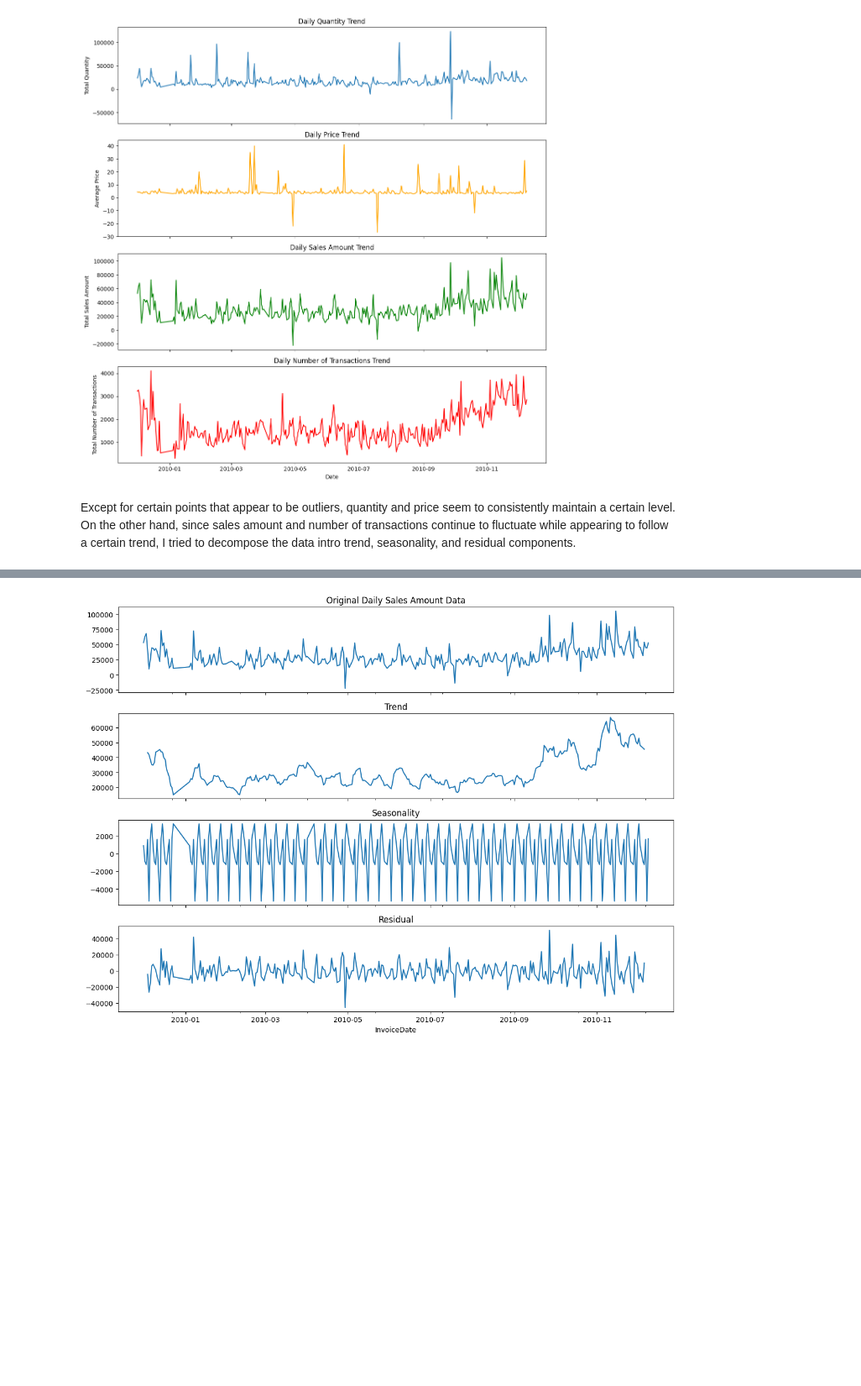
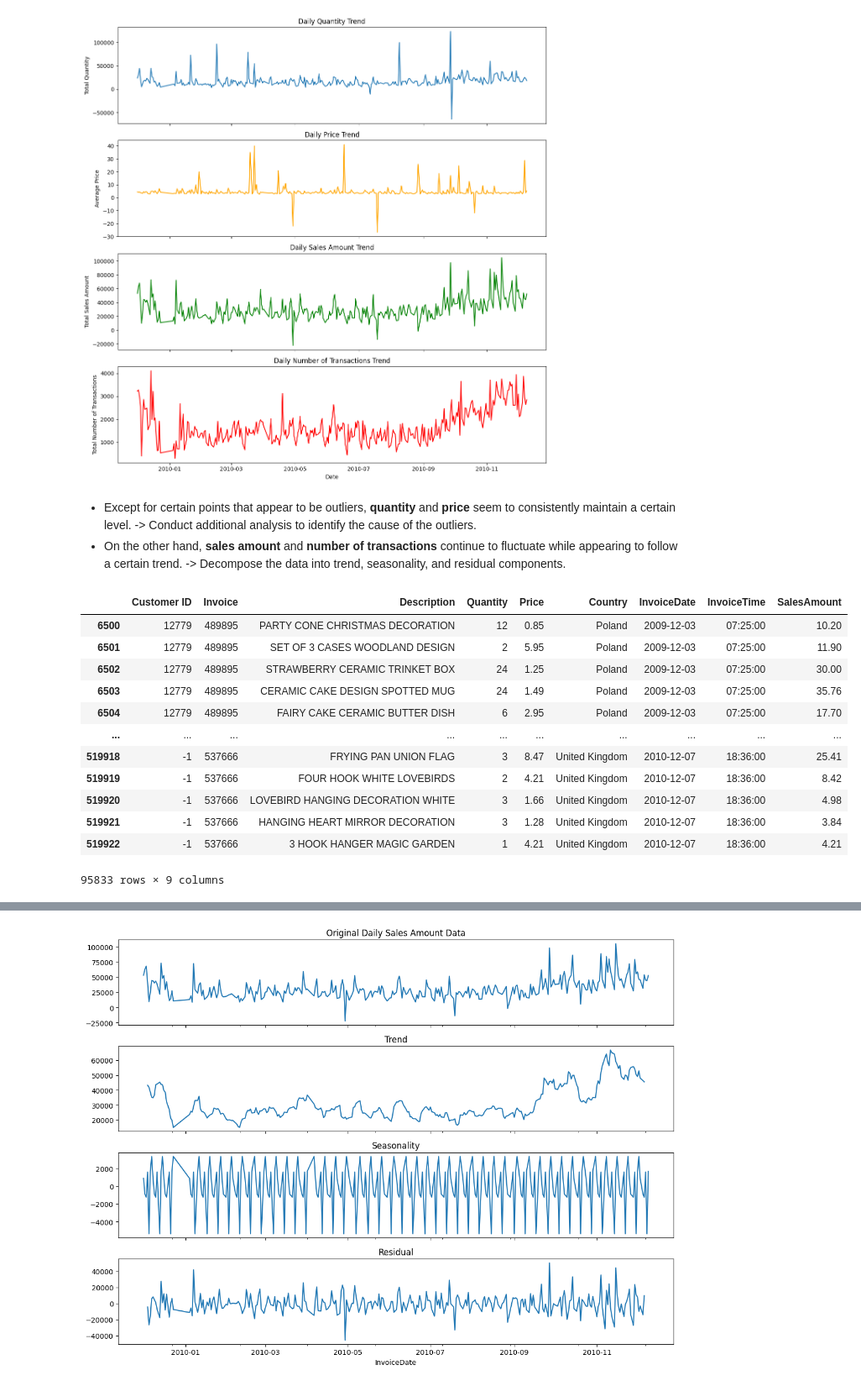
Before and after one commit to lukasp-dev/online-sale-data-analysis, a Jupyter notebook: Exploratory_analysis_for_online_sales.ipynb, the cells around one changed output, grey strips where cells are left out. Shown at 84% size. Drawn from its saved outputs; the diff is of its cells as text; code cells hidden in the pictures; blank space fills up the shorter version.

```diff
--- a/Exploratory_analysis_for_online_sales.ipynb
+++ b/Exploratory_analysis_for_online_sales.ipynb
@@ -164,5 +164,35 @@ plt.show()
 # %% [output]
 [figure]
 # %% [markdown]
-Except for certain points that appear to be outliers, quantity and price seem to consistently maintain a certain level.
-On the other hand, since sales amount and number of transactions continue to fluctuate while appearing to follow a certain trend, I tried to decompose the data intro trend, seasonality, and residual components.
+* Except for certain points that appear to be outliers, **quantity** and **price** seem to consistently maintain a certain level. -> Conduct additional analysis to identify the cause of the outliers.
+* On the other hand, **sales amount** and **number of transactions** continue to fluctuate while appearing to follow a certain trend. -> Decompose the data into trend, seasonality, and residual components.
+# %%
+# Conduct additional analysis to identify the cause of the outliers
+def detect_outliers_iqr(data, column):
+    Q1 = data[column].quantile(0.25)
+    Q3 = data[column].quantile(0.75)
+    IQR = Q3 - Q1
+    lower_bound = Q1 - 1.5 * IQR
+    upper_bound = Q3 + 1.5 * IQR
+    outliers = data[(data[column] < lower_bound) | (data[column] > upper_bound)]
+    return outliers.index
+
+outliers_quantity_date = detect_outliers_iqr(daily_purchase_trend, "Quantity")
+outliers_price_date = detect_outliers_iqr(daily_purchase_trend, "Price")
+
+outliers = purchase_trend_df[(purchase_trend_df['InvoiceDate'].isin(outliers_quantity_date)) | (purchase_trend_df['InvoiceDate'].isin(outliers_price_date))]
+outliers
+# %% [output]
+|  | Customer ID | Invoice | Description | Quantity | Price | Country | InvoiceDate | InvoiceTime | SalesAmount |
+| 6500 | 12779 | 489895 | PARTY CONE CHRISTMAS DECORATION | 12 | 0.85 | Poland | 2009-12-03 | 07:25:00 | 10.20 |
+| 6501 | 12779 | 489895 | SET OF 3 CASES WOODLAND DESIGN | 2 | 5.95 | Poland | 2009-12-03 | 07:25:00 | 11.90 |
+| 6502 | 12779 | 489895 | STRAWBERRY CERAMIC TRINKET BOX | 24 | 1.25 | Poland | 2009-12-03 | 07:25:00 | 30.00 |
+| 6503 | 12779 | 489895 | CERAMIC CAKE DESIGN SPOTTED MUG | 24 | 1.49 | Poland | 2009-12-03 | 07:25:00 | 35.76 |
+| 6504 | 12779 | 489895 | FAIRY CAKE CERAMIC BUTTER DISH | 6 | 2.95 | Poland | 2009-12-03 | 07:25:00 | 17.70 |
+| ... | ... | ... | ... | ... | ... | ... | ... | ... | ... |
+| 519918 | -1 | 537666 | FRYING PAN UNION FLAG | 3 | 8.47 | United Kingdom | 2010-12-07 | 18:36:00 | 25.41 |
+| 519919 | -1 | 537666 | FOUR HOOK WHITE LOVEBIRDS | 2 | 4.21 | United Kingdom | 2010-12-07 | 18:36:00 | 8.42 |
+| 519920 | -1 | 537666 | LOVEBIRD HANGING DECORATION WHITE | 3 | 1.66 | United Kingdom | 2010-12-07 | 18:36:00 | 4.98 |
+| 519921 | -1 | 537666 | HANGING HEART MIRROR DECORATION | 3 | 1.28 | United Kingdom | 2010-12-07 | 18:36:00 | 3.84 |
+| 519922 | -1 | 537666 | 3 HOOK HANGER MAGIC GARDEN | 1 | 4.21 | United Kingdom | 2010-12-07 | 18:36:00 | 4.21 |
+95833 rows × 9 columns
```
Also changed, not shown: parts of 15 cells of this notebook.
